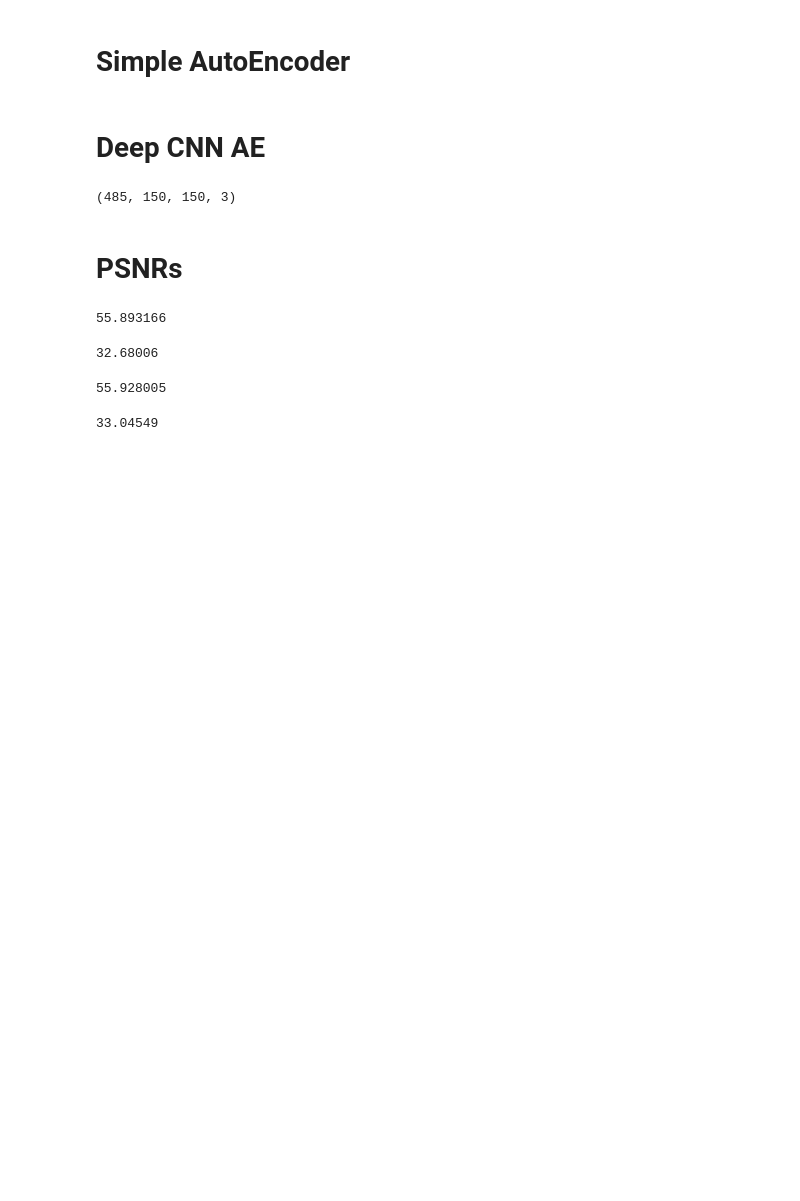
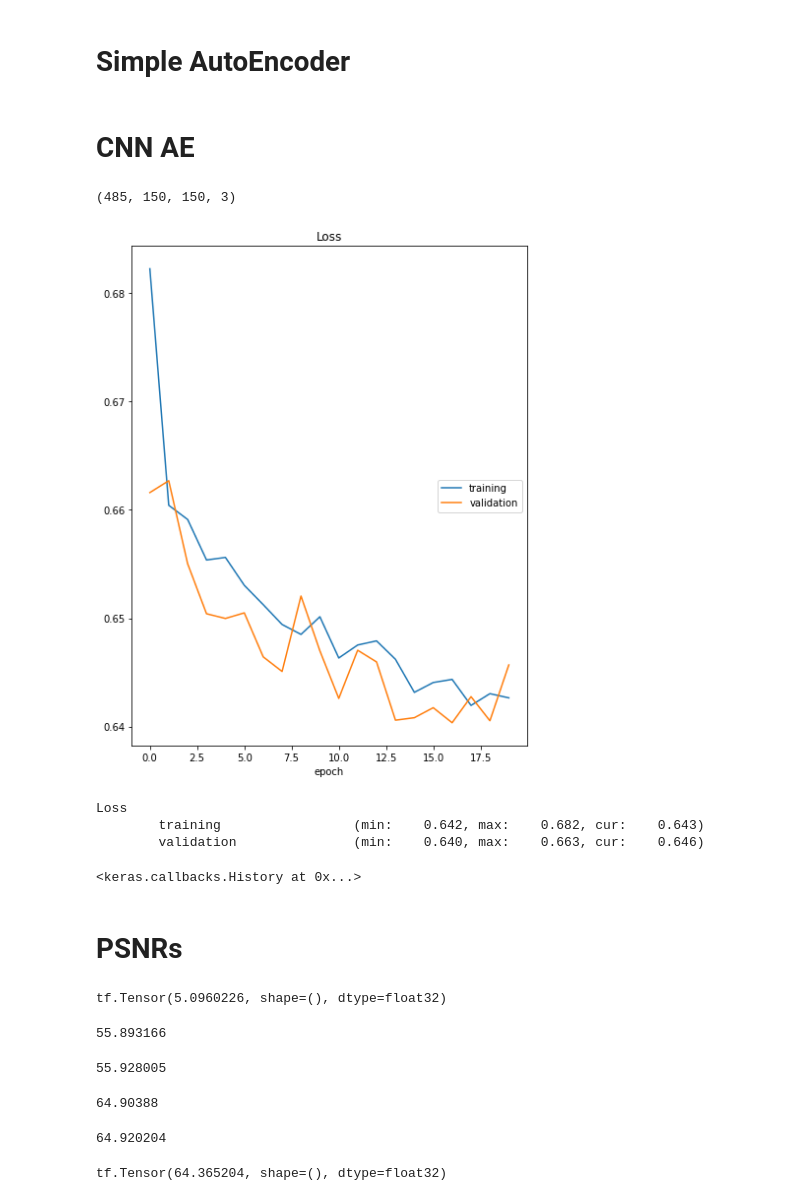
Before and after one commit to ali-kmirzaei/NN-and-DL, a Jupyter notebook: AutoEncoders.ipynb, the cells around one changed output. Drawn from its saved outputs; the diff is of its cells as text; code cells hidden in the pictures; blank space fills up the shorter version.

Commit message:
computing PSNRs

```diff
--- a/AutoEncoders.ipynb
+++ b/AutoEncoders.ipynb
@@ -93,6 +95,12 @@ print(test_inputs.shape, test_outputs.shape)
 (15, 150, 150, 3) (15, 150, 150, 3)
 # %%
 plt.imshow(test_outputs[0])
+# %%
+train_inputs = train_inputs.astype('float32')
+train_outputs = train_outputs.astype('float32')
+
+test_inputs = test_inputs.astype('float32')
+test_outputs = test_outputs.astype('float32')
 # %%
 train_inputs = train_inputs.astype('float32') / 255.
 train_outputs = train_outputs.astype('float32') / 255.
@@ -149,33 +157,50 @@ for i in range(5):
     ax.get_yaxis().set_visible(False)
 plt.show()
 # %% [markdown]
-# Deep CNN AE
+# CNN AE
 # %%
 train_inputs.shape
 # %% [output]
 (485, 150, 150, 3)
 # %%
-EPOCHS = 15
+EPOCHS = 20
 BATCH_SIZE = 64
 VALIDATION_SPLIT = 0.3
+LEARNING_RATE = 0.01
 
 model = Sequential()
+model.add(Input((150,150,3)))
 # encoder network
-model.add(Input((150,150,3)))
 model.add(Conv2D(16, 3, activation= 'relu', padding='same'))
 model.add(MaxPooling2D(2, padding= 'same'))
-# model.add(Conv2D(8, 3, activation= 'relu', padding='same'))
-# model.add(MaxPooling2D(2, padding= 'same'))
-# # decoder network
-# model.add(Conv2D(8, 3, activation= 'relu', padding='same'))
-# model.add(UpSampling2D(2))
+# decoder network
 model.add(Conv2D(16, 3, activation= 'relu', padding='same'))
 model.add(UpSampling2D(2))
-model.add(Conv2D(3, kernel_size=(3, 3), activation='sigmoid', padding= 'same')) # output layer
+# output layer
+model.add(Conv2D(3, kernel_size=(3, 3), activation='sigmoid', padding= 'same'))
 
-model.compile(optimizer= 'adam', loss = 'binary_crossentropy')
-# model.summary()
+OPT = Adam(learning_rate=LEARNING_RATE)
+model.compile(optimizer=OPT, loss='binary_crossentropy')
+print(model.summary())
 model.fit(train_inputs, train_outputs, epochs=EPOCHS, batch_size=BATCH_SIZE, validation_split=VALIDATION_SPLIT, callbacks=[PlotLossesKeras()], verbose=0)
+
+# ------------------------------------------------------------------------------
+# Results-Note!
+# Loss
+	# training         	 (min:    0.642, max:    0.682, cur:    0.643)
+	# validation       	 (min:    0.640, max:    0.663, cur:    0.646)
+# %% [output]
+[figure, added]
+Loss
+        training                 (min:    0.642, max:    0.682, cur:    0.643)
+        validation               (min:    0.640, max:    0.663, cur:    0.646)
+<keras.callbacks.History at 0x...>
 # %% [markdown]
 # PSNRs
+# %%
+# Between 2 images from test set (test in. and test out.)
+psnrs = tf.image.psnr(test_inputs[0], test_outputs[0], max_val=1.0)
+print(psnrs)
+# %% [output]
+tf.Tensor(5.0960226, shape=(), dtype=float32)
 # %%
@@ -183,26 +209,29 @@ psnrs = tf.image.psnr(train_inputs, train_outputs, max_val=1.0)
 print(np.mean(psnrs))
 # %% [output]
 55.893166
+# %%
+# Between 2 sets (test in. and test out.)
+psnrs = tf.image.psnr(test_inputs, test_outputs, max_val=255)
+print(np.mean(psnrs))
+# %% [output]
+55.928005
 # %%
+# Between 2 sets (preds and train set)
 preds = model.predict(train_inputs)
-psnrs = tf.image.psnr(train_inputs, preds, max_val=1.0)
+psnrs = tf.image.psnr(preds, train_outputs, max_val=255)
 print(np.mean(psnrs))
 # %% [output]
-32.68006
+64.90388
 # %%
-# index = 3
-# img1 = train_inputs[index]
-# img2 = train_outputs[index]
-psnrs = tf.image.psnr(test_inputs, test_outputs, max_val=1.0)
+# Between 2 sets (preds and test set)
+preds = model.predict(test_inputs)
+psnrs = tf.image.psnr(preds, test_outputs, max_val=255)
 print(np.mean(psnrs))
 # %% [output]
-55.928005
+64.920204
 # %%
-preds = model.predict(test_inputs)
-# preds.shape
-
-psnrs = tf.image.psnr(preds, test_outputs, max_val=1.0)
-print(np.mean(psnrs))
-# print(psnrs)
+# Between 2 images from preds and test set
+psnrs = tf.image.psnr(preds[0], test_outputs[0], max_val=255)
+print(psnrs)
 # %% [output]
-33.04549
+tf.Tensor(64.365204, shape=(), dtype=float32)
```
Also changed, not shown: parts of 6 cells of this notebook.
